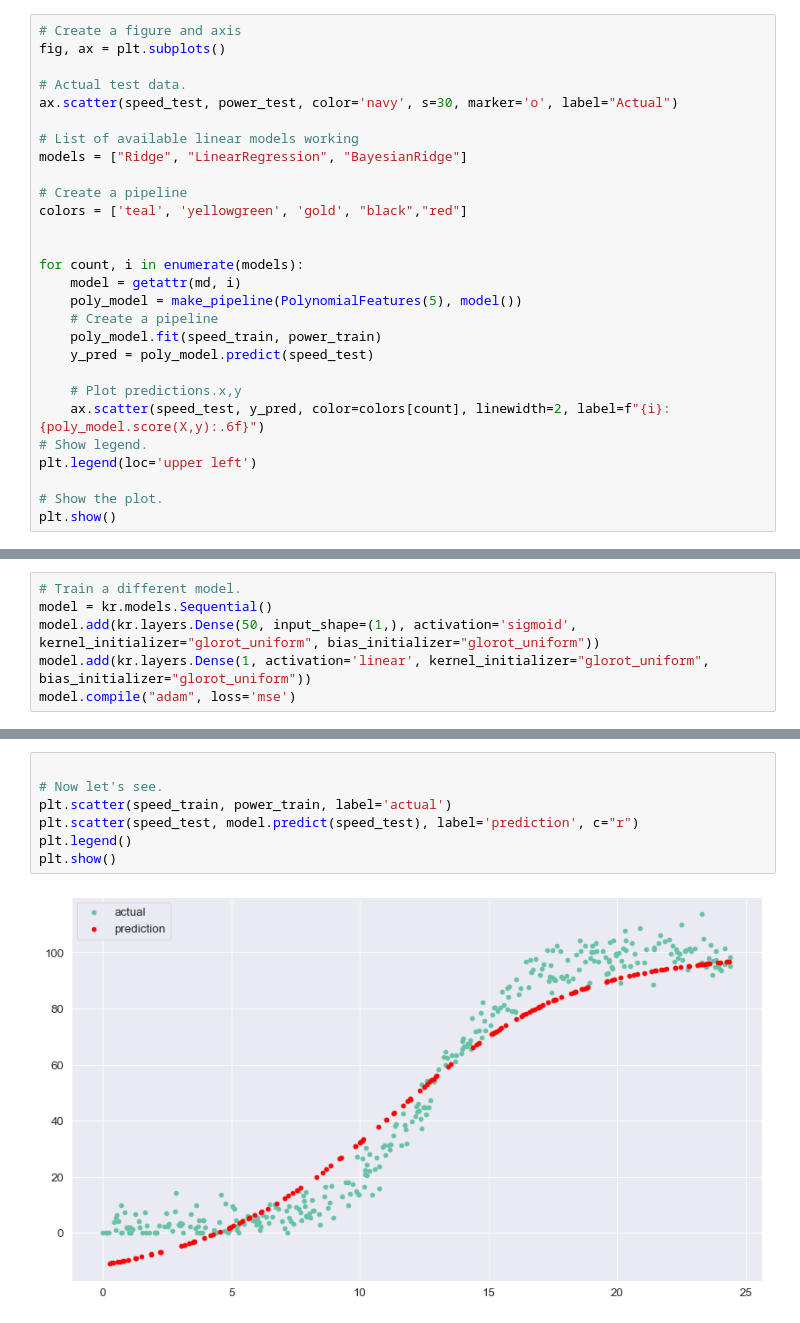
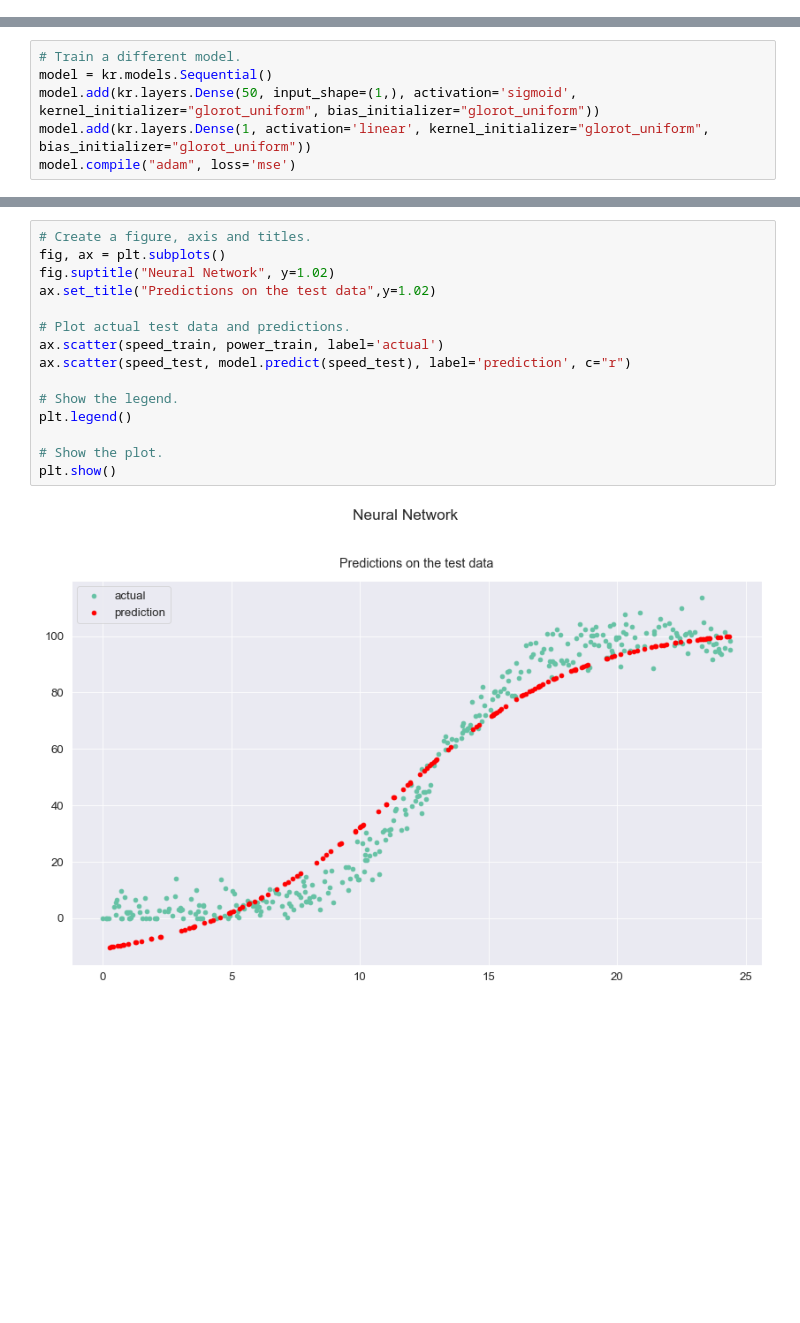
Before and after one commit to olgarozhdestvina/Machine-Learning-and-Statistics-Project, a Jupyter notebook: Power_production_model.ipynb, the cells around one changed output, grey strips where cells are left out. Drawn from its saved outputs; the diff is of its cells as text; blank space fills up the shorter version.

```diff
--- a/Power_production_model.ipynb
+++ b/Power_production_model.ipynb
@@ -235,28 +325,0 @@ Next we need to split the data set into training and testing data.
-# %%
-# Create a figure and axis
-fig, ax = plt.subplots()
-
-# Actual test data.
-ax.scatter(speed_test, power_test, color='navy', s=30, marker='o', label="Actual")
-
-# List of available linear models working
-models = ["Ridge", "LinearRegression", "BayesianRidge"]
-
-# Create a pipeline
-colors = ['teal', 'yellowgreen', 'gold', "black","red"]
-
-
-for count, i in enumerate(models):
-    model = getattr(md, i)
-    poly_model = make_pipeline(PolynomialFeatures(5), model())
-    # Create a pipeline
-    poly_model.fit(speed_train, power_train)
-    y_pred = poly_model.predict(speed_test)
-
-    # Plot predictions.x,y
-    ax.scatter(speed_test, y_pred, color=colors[count], linewidth=2, label=f"{i}: {poly_model.score(X,y):.6f}")
-# Show legend.
-plt.legend(loc='upper left')
-
-# Show the plot.
-plt.show()
@@ -306,10 +358,18 @@ Epoch 400/400
 <tensorflow.python.keras.callbacks.History at 0x...>
 # %%
+# Create a figure, axis and titles.
+fig, ax = plt.subplots()
+fig.suptitle("Neural Network", y=1.02)
+ax.set_title("Predictions on the test data",y=1.02)
 
-# Now let's see.
-plt.scatter(speed_train, power_train, label='actual')
-plt.scatter(speed_test, model.predict(speed_test), label='prediction', c="r")
+# Plot actual test data and predictions.
+ax.scatter(speed_train, power_train, label='actual')
+ax.scatter(speed_test, model.predict(speed_test), label='prediction', c="r")
+
+# Show the legend.
 plt.legend()
+
+# Show the plot.
 plt.show()
 # %% [output]
-[figure, old version]
+[figure, new version]
```
Also changed, not shown: parts of 37 cells of this notebook.
